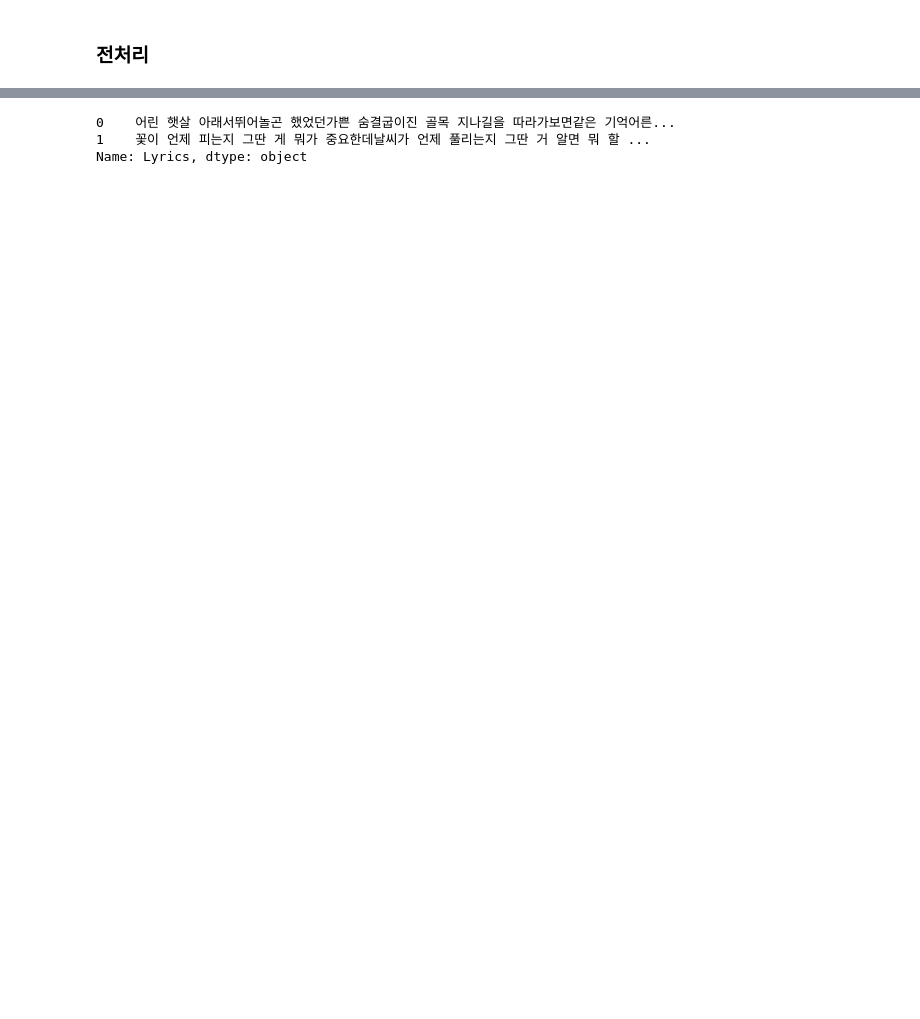
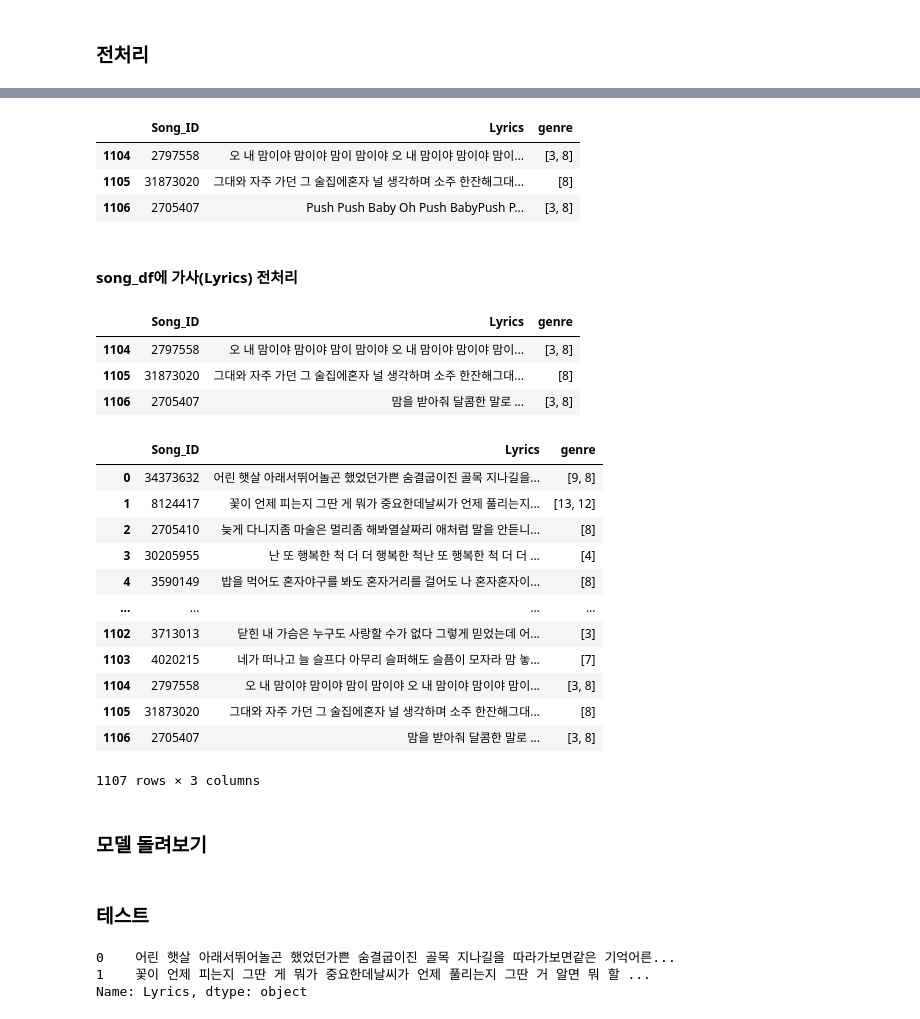
Before and after one commit to SeSAC-TextAnalysis/kpop, a Jupyter notebook: CODE/장르예측모델_전처리.ipynb, the cells around one changed output, grey strips where cells are left out. Cells and saved outputs as stored; diff of their text form; code cells hidden in the pictures; blank space fills up the shorter version.

```diff
--- a/CODE/장르예측모델_전처리.ipynb
+++ b/CODE/장르예측모델_전처리.ipynb
@@ -45,0 +222,34 @@ def tokenize(sentences):
+# %%
+song_df.tail(3)
+# %% [output]
+|  | Song_ID | Lyrics | genre |
+| 1104 | 2797558 | 오 내 맘이야 맘이야 맘이 맘이야 오 내 맘이야 맘이야 맘이... | [3, 8] |
+| 1105 | 31873020 | 그대와 자주 가던 그 술집에혼자 널 생각하며 소주 한잔해그대... | [8] |
+| 1106 | 2705407 | Push Push Baby Oh Push BabyPush P... | [3, 8] |
+# %% [markdown]
+#### song_df에 가사(Lyrics) 전처리
+# %%
+song_df['Lyrics'] = preprocess(song_df['Lyrics'])
+# %%
+song_df.tail(3)
+# %% [output]
+|  | Song_ID | Lyrics | genre |
+| 1104 | 2797558 | 오 내 맘이야 맘이야 맘이 맘이야 오 내 맘이야 맘이야 맘이... | [3, 8] |
+| 1105 | 31873020 | 그대와 자주 가던 그 술집에혼자 널 생각하며 소주 한잔해그대... | [8] |
+| 1106 | 2705407 | 맘을 받아줘 달콤한 말로 ... | [3, 8] |
+# %%
+song_df
+# %% [output]
+|  | Song_ID | Lyrics | genre |
+| 0 | 34373632 | 어린 햇살 아래서뛰어놀곤 했었던가쁜 숨결굽이진 골목 지나길을... | [9, 8] |
+| 1 | 8124417 | 꽃이 언제 피는지 그딴 게 뭐가 중요한데날씨가 언제 풀리는지... | [13, 12] |
+| 2 | 2705410 | 늦게 다니지좀 마술은 멀리좀 해봐열살짜리 애처럼 말을 안듣니... | [8] |
+| 3 | 30205955 | 난 또 행복한 척 더 더 행복한 척난 또 행복한 척 더 더 ... | [4] |
+| 4 | 3590149 | 밥을 먹어도 혼자야구를 봐도 혼자거리를 걸어도 나 혼자혼자이... | [8] |
+| ... | ... | ... | ... |
+| 1102 | 3713013 | 닫힌 내 가슴은 누구도 사랑할 수가 없다 그렇게 믿었는데 어... | [3] |
+| 1103 | 4020215 | 네가 떠나고 늘 슬프다 아무리 슬퍼해도 슬픔이 모자라 맘 놓... | [7] |
+| 1104 | 2797558 | 오 내 맘이야 맘이야 맘이 맘이야 오 내 맘이야 맘이야 맘이... | [3, 8] |
+| 1105 | 31873020 | 그대와 자주 가던 그 술집에혼자 널 생각하며 소주 한잔해그대... | [8] |
+| 1106 | 2705407 | 맘을 받아줘 달콤한 말로 ... | [3, 8] |
+1107 rows × 3 columns
@@ -46,3 +262,7 @@ def tokenize(sentences):
+# %% [markdown]
+### 모델 돌려보기
+# %% [markdown]
+### 테스트
 # %%
 lyrics_lst = song_df['Lyrics']
 # %%
```
Also changed, not shown: parts of 27 cells of this notebook.
